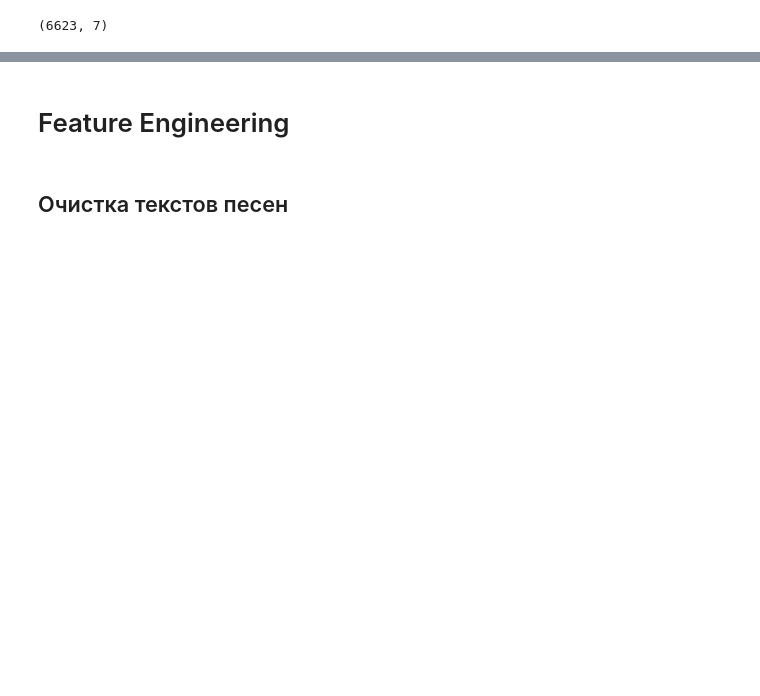
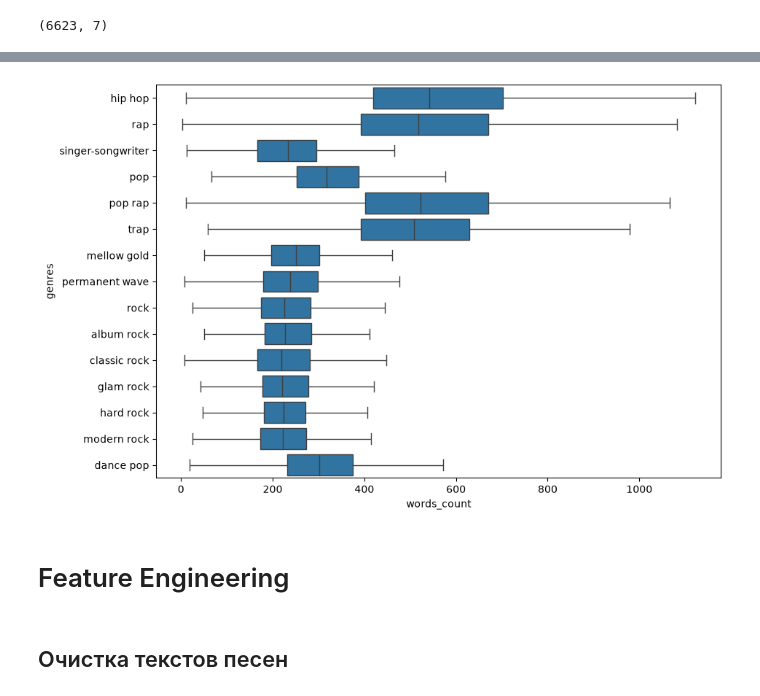
Before and after one commit to PieceOfBulka/gp5, a Jupyter notebook: dataset_forming/kaggle_dataset_eda.ipynb, the cells around one changed output, grey strips where cells are left out. Cells and saved outputs as stored; diff of their text form; code cells hidden in the pictures; blank space fills up the shorter version.

```diff
--- a/dataset_forming/kaggle_dataset_eda.ipynb
+++ b/dataset_forming/kaggle_dataset_eda.ipynb
@@ -370,3 +426,13 @@ df.shape
+# %%
+df_genres = df[['genres','words_count']].copy()
+df_genres['genres'] = df_genres['genres'].str.split(';')
+df_genres=df_genres.explode('genres')
+# %%
+plt.figure(figsize=(10,7))
+sns.boxplot(x='words_count',y='genres',data=df_genres[df_genres['genres'].isin(top100.head(15).index)],showfliers=False)
+plt.show()
+# %% [output]
+[figure, added]
 # %% [markdown]
 # Feature Engineering
 # %%
```
Also changed, not shown: parts of 25 cells of this notebook, 3 other files.
